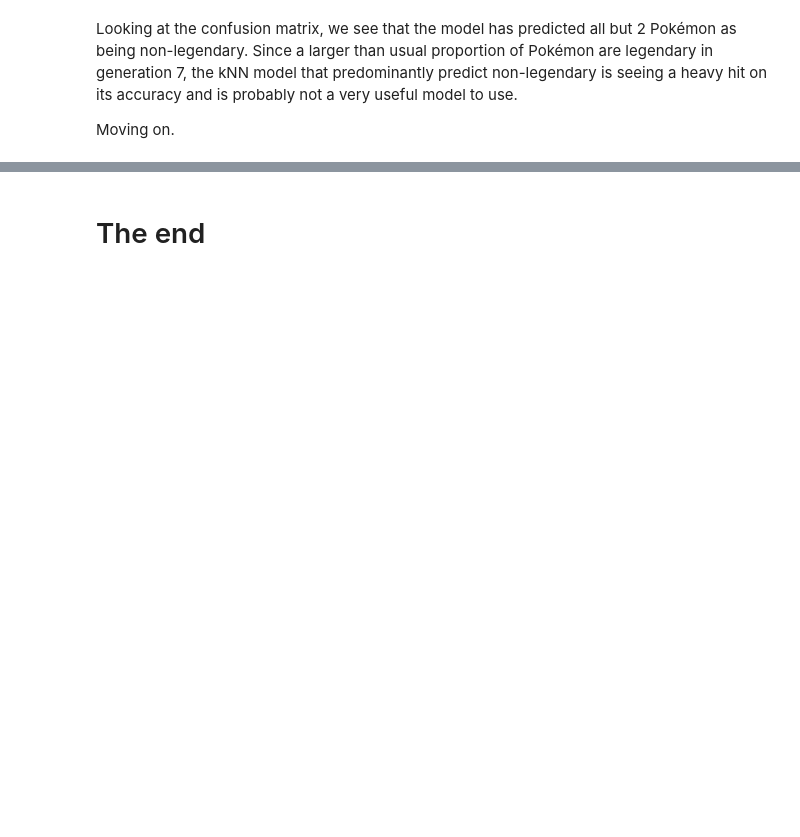
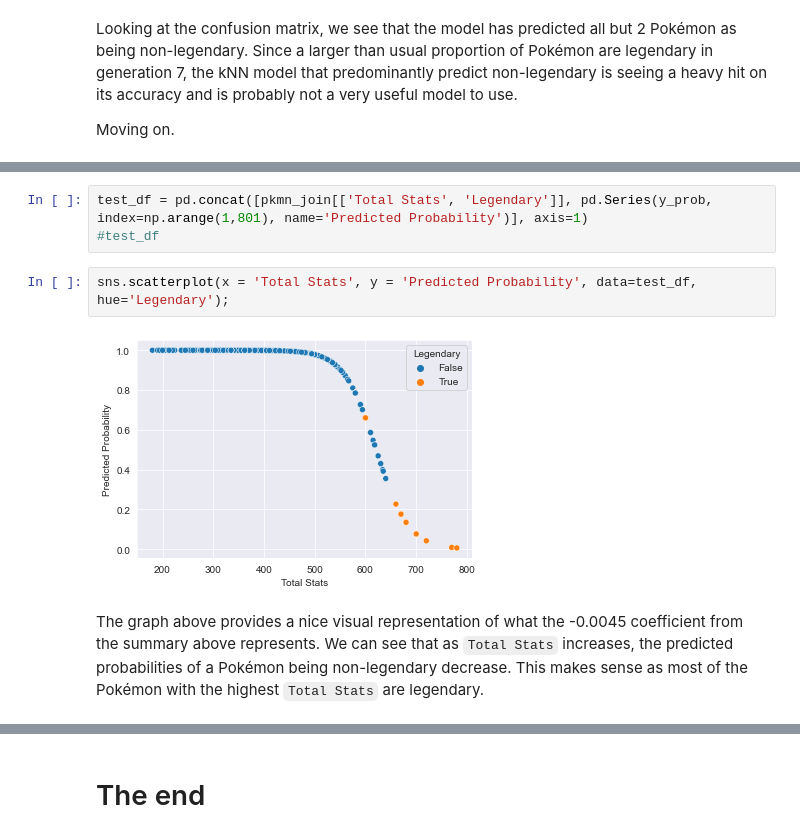
Before and after one commit to papir805/pokemon_classification, a Jupyter notebook: pkmn_legendary_classification_knn.ipynb, the cells around one changed output, grey strips where cells are left out. Cells and saved outputs as stored; diff of their text form; blank space fills up the shorter version.

```diff
--- a/pkmn_legendary_classification_knn.ipynb
+++ b/pkmn_legendary_classification_knn.ipynb
@@ -604,0 +699,9 @@ X =
+# %%
+test_df = pd.concat([pkmn_join[['Total Stats', 'Legendary']], pd.Series(y_prob, index=np.arange(1,801), name='Predicted Probability')], axis=1)
+#test_df
+# %%
+sns.scatterplot(x = 'Total Stats', y = 'Predicted Probability', data=test_df, hue='Legendary');
+# %% [output]
+[figure, added]
+# %% [markdown]
+The graph above provides a nice visual representation of what the -0.0045 coefficient from the summary above represents.  We can see that as `Total Stats` increases, the predicted probabilities of a Pokémon being non-legendary decrease.  This makes sense as most of the Pokémon with the highest `Total Stats` are legendary.
```
Also changed, not shown: parts of 37 cells of this notebook, 1 other file.
